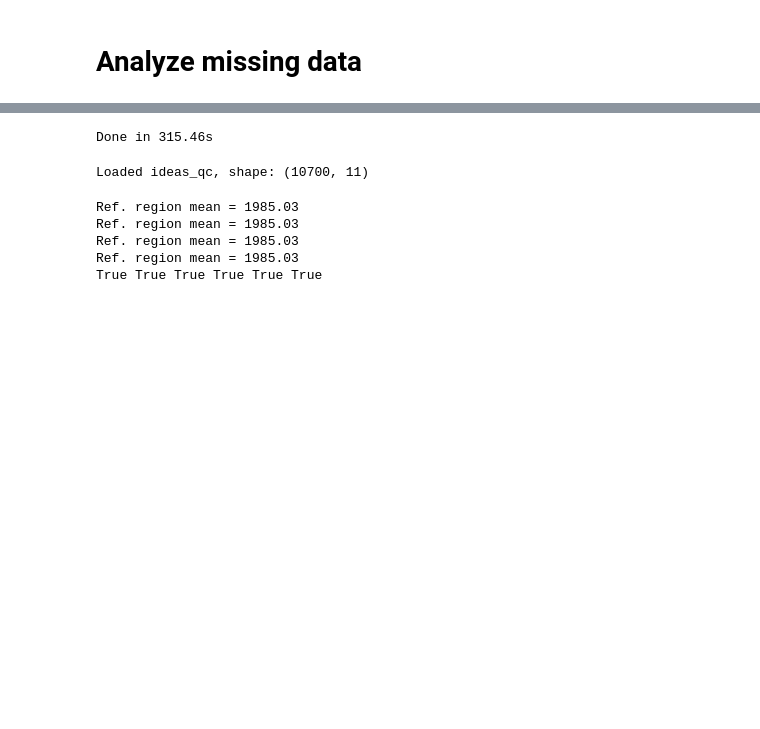
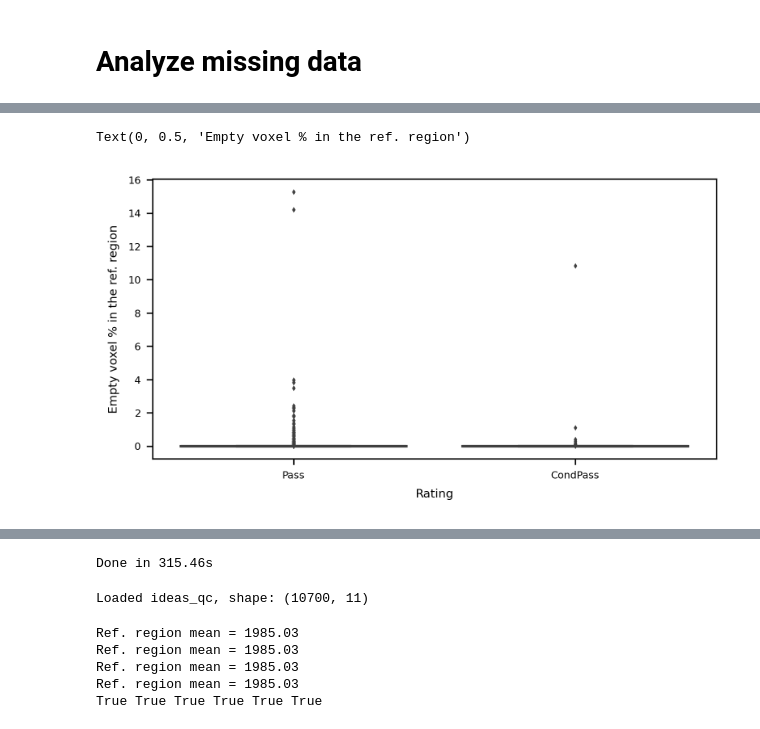
Before and after one commit to dschonhaut/ideas, a Jupyter notebook: ideas_qa.ipynb, the cells around one changed output, grey strips where cells are left out. Saved outputs shown, nothing was run; the diff lists cells and outputs as text; code cells hidden in the pictures; blank space fills up the shorter version.

```diff
--- a/ideas_qa.ipynb
+++ b/ideas_qa.ipynb
@@ -641,0 +788,20 @@ Saved /Users/dschonhaut/Box/projects/ideas/figs/anatomical_fail_fix.png
+# %%
+font = {"label": 8, "tick": 7}
+# %%
+alpha = 0.5
+labelpad = 5
+# ------------------
+
+plt.close("all")
+fig, ax = plt.subplots(1, 1, figsize=(6, 3), dpi=300)
+ax = np.ravel(ax)
+
+iax = 0
+_ax = ax[iax]
+_ax = sns.boxplot(_empty_voxels, x="rating", y="rr_pct", fliersize=1)
+_ax.tick_params(labelsize=font["tick"])
+_ax.set_xlabel("Rating", labelpad=labelpad, fontsize=font['label'])
+_ax.set_ylabel("Empty voxel % in the ref. region", labelpad=labelpad, fontsize=font['label'])
+# %% [output]
+Text(0, 0.5, 'Empty voxel % in the ref. region')
+[figure, added]
```
Also changed, not shown: parts of 15 cells of this notebook, 6 other files.
